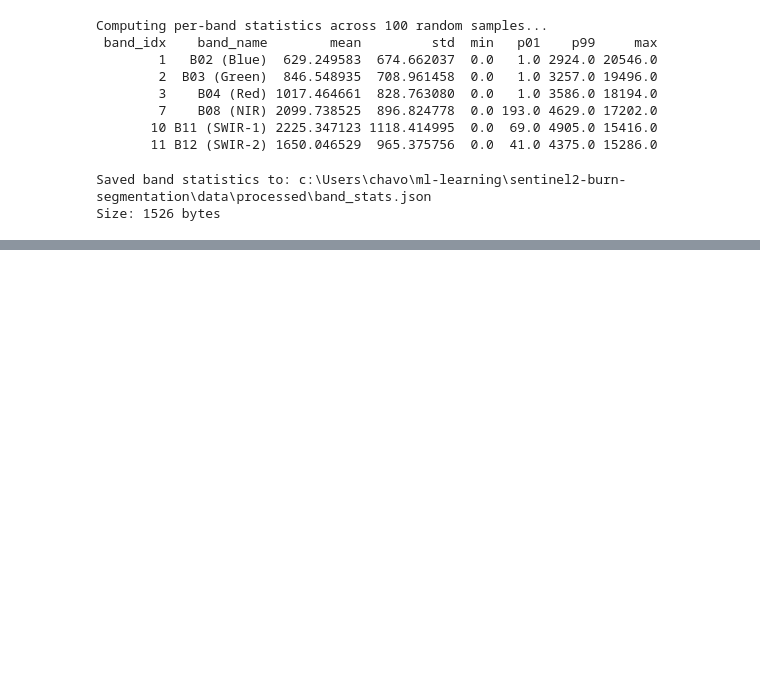
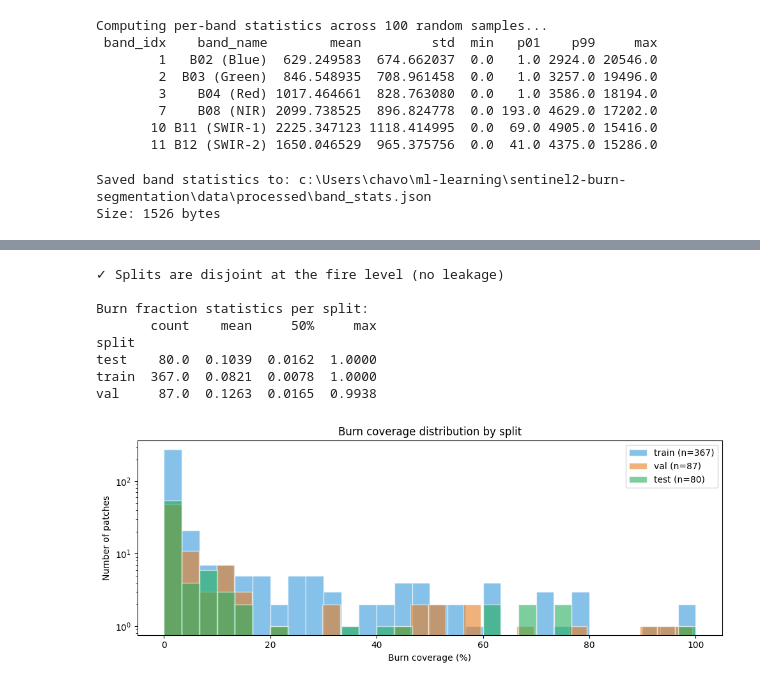
Before and after one commit to Chavoshh/sentinel2-burn-segmentation, a Jupyter notebook: notebooks/01_data_exploration.ipynb, the cells around one changed output, grey strips where cells are left out. Drawn from its saved outputs; the diff is of its cells as text; code cells hidden in the pictures; blank space fills up the shorter version.

```diff
--- a/notebooks/01_data_exploration.ipynb
+++ b/notebooks/01_data_exploration.ipynb
@@ -533,0 +583,37 @@ Size: 1526 bytes
+# %%
+# Check 1: Are the splits disjoint by fire?
+train_set = set(train_fires)
+val_set = set(val_fires)
+test_set = set(test_fires)
+
+assert train_set.isdisjoint(val_set), "train and val share fires!"
+assert train_set.isdisjoint(test_set), "train and test share fires!"
+assert val_set.isdisjoint(test_set), "val and test share fires!"
+print("✓ Splits are disjoint at the fire level (no leakage)")
+
+# Check 2: Burn coverage distribution per split
+print("\nBurn fraction statistics per split:")
+print(burn_stats.groupby("split")["burn_fraction"].describe()[["count", "mean", "50%", "max"]].round(4))
+
+# Check 3: Visualize the distributions to confirm they're similar
+fig, ax = plt.subplots(figsize=(10, 4), facecolor="white")
+for split_name, color in [("train", "#3498db"), ("val", "#e67e22"), ("test", "#27ae60")]:
+    subset = burn_stats[burn_stats["split"] == split_name]["burn_fraction"] * 100
+    ax.hist(subset, bins=30, alpha=0.6, label=f"{split_name} (n={len(subset)})", color=color, edgecolor="white")
+ax.set_xlabel("Burn coverage (%)")
+ax.set_ylabel("Number of patches")
+ax.set_title("Burn coverage distribution by split")
+ax.legend()
+ax.set_yscale("log")  # log scale because the 0-2% bin dominates
+plt.tight_layout()
+plt.show()
+# %% [output]
+✓ Splits are disjoint at the fire level (no leakage)
+
+Burn fraction statistics per split:
+       count    mean     50%     max
+split
+test    80.0  0.1039  0.0162  1.0000
+train  367.0  0.0821  0.0078  1.0000
+val     87.0  0.1263  0.0165  0.9938
+[figure, added]
```
Also changed, not shown: parts of 4 cells of this notebook.
